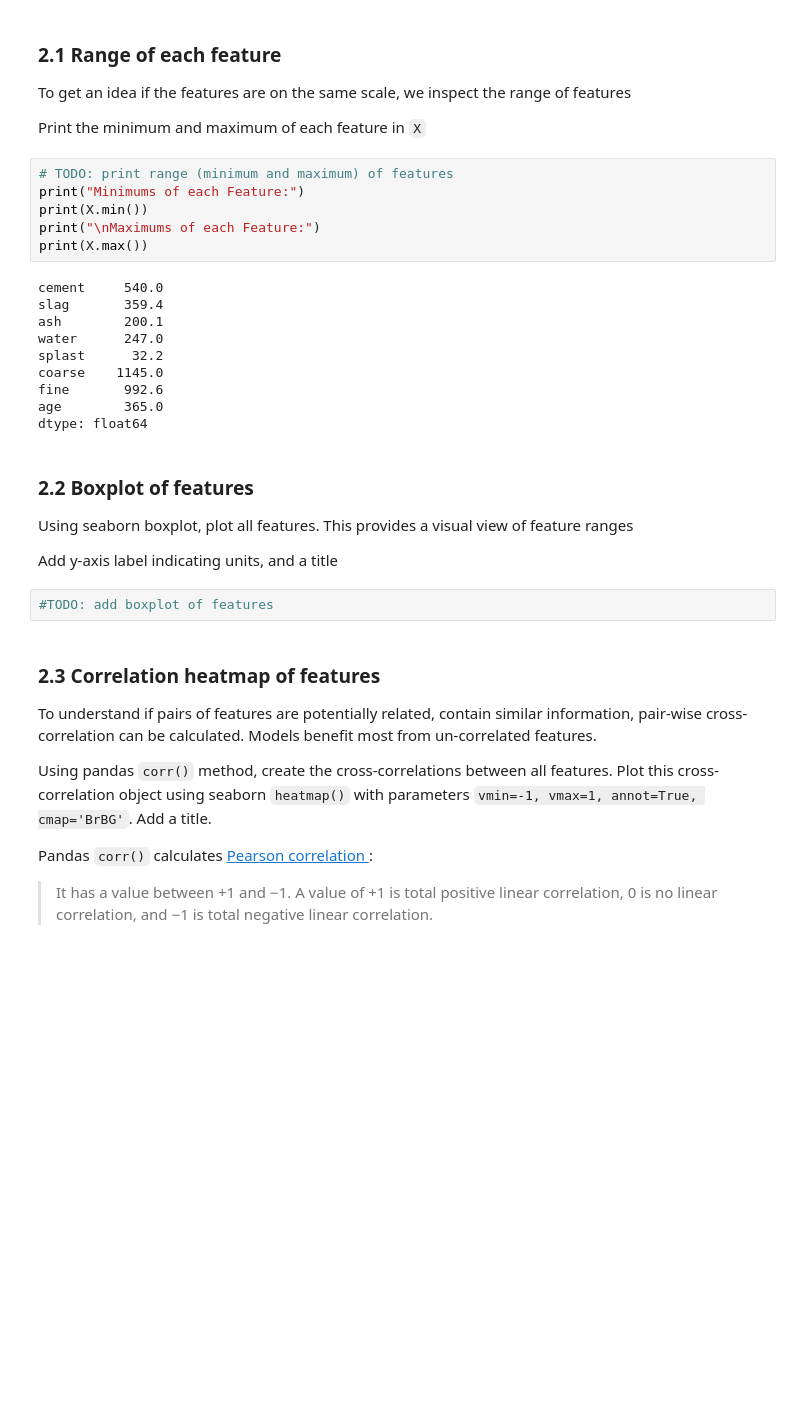
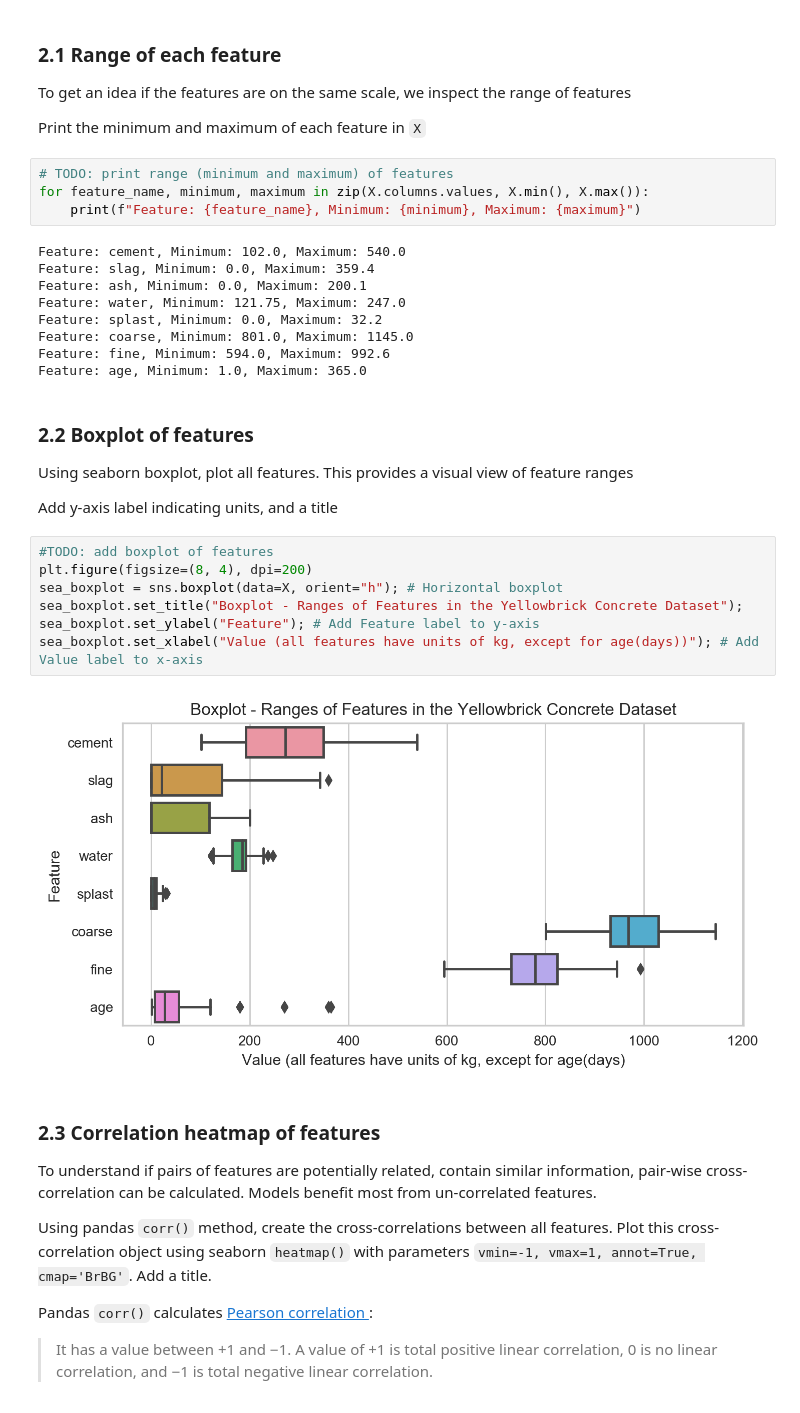
Before and after one commit to mileuc/ensf-611-lab-2, a Jupyter notebook: lab2.ipynb, the cells around one changed output. Saved outputs shown, nothing was run; the diff lists cells and outputs as text; blank space fills up the shorter version.

```diff
--- a/lab2.ipynb
+++ b/lab2.ipynb
@@ -121,27 +108,31 @@ To get an idea if the features are on the same scale, we inspect the range of fe
 Print the minimum and maximum of each feature in `X`
 # %%
 # TODO: print range (minimum and maximum) of features
-print("Minimums of each Feature:")
-print(X.min())
-print("\nMaximums of each Feature:")
-print(X.max())
+for feature_name, minimum, maximum in zip(X.columns.values, X.min(), X.max()):
+    print(f"Feature: {feature_name}, Minimum: {minimum}, Maximum: {maximum}")
 # %% [output]
-cement     540.0
-slag       359.4
-ash        200.1
-water      247.0
-splast      32.2
-coarse    1145.0
-fine       992.6
-age        365.0
-dtype: float64
+Feature: cement, Minimum: 102.0, Maximum: 540.0
+Feature: slag, Minimum: 0.0, Maximum: 359.4
+Feature: ash, Minimum: 0.0, Maximum: 200.1
+Feature: water, Minimum: 121.75, Maximum: 247.0
+Feature: splast, Minimum: 0.0, Maximum: 32.2
+Feature: coarse, Minimum: 801.0, Maximum: 1145.0
+Feature: fine, Minimum: 594.0, Maximum: 992.6
+Feature: age, Minimum: 1.0, Maximum: 365.0
 # %% [markdown]
 ### 2.2 Boxplot of features
 Using seaborn boxplot, plot all features. This provides a visual view of feature ranges
 
 Add y-axis label indicating units, and a title
-# %%
-#TODO: add boxplot of features
+# %%
+#TODO: add boxplot of features
+plt.figure(figsize=(8, 4), dpi=200)
+sea_boxplot = sns.boxplot(data=X, orient="h"); # Horizontal boxplot
+sea_boxplot.set_title("Boxplot - Ranges of Features in the Yellowbrick Concrete Dataset");
+sea_boxplot.set_ylabel("Feature"); # Add Feature label to y-axis
+sea_boxplot.set_xlabel("Value (all features have units of kg, except for age(days))"); # Add Value label to x-axis
+# %% [output]
+[figure, added]
 # %% [markdown]
 ### 2.3 Correlation heatmap of features
 
```
Also changed, not shown: parts of 1 cell of this notebook.
